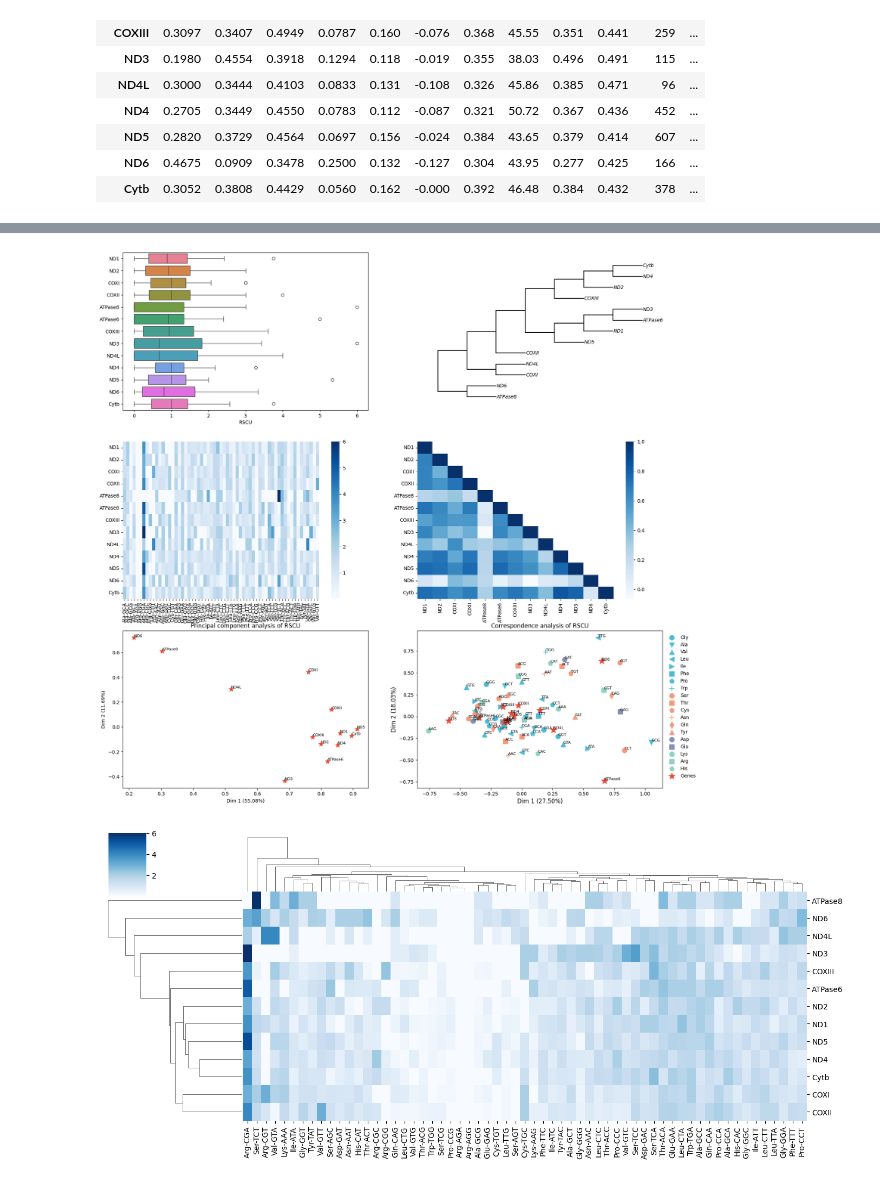
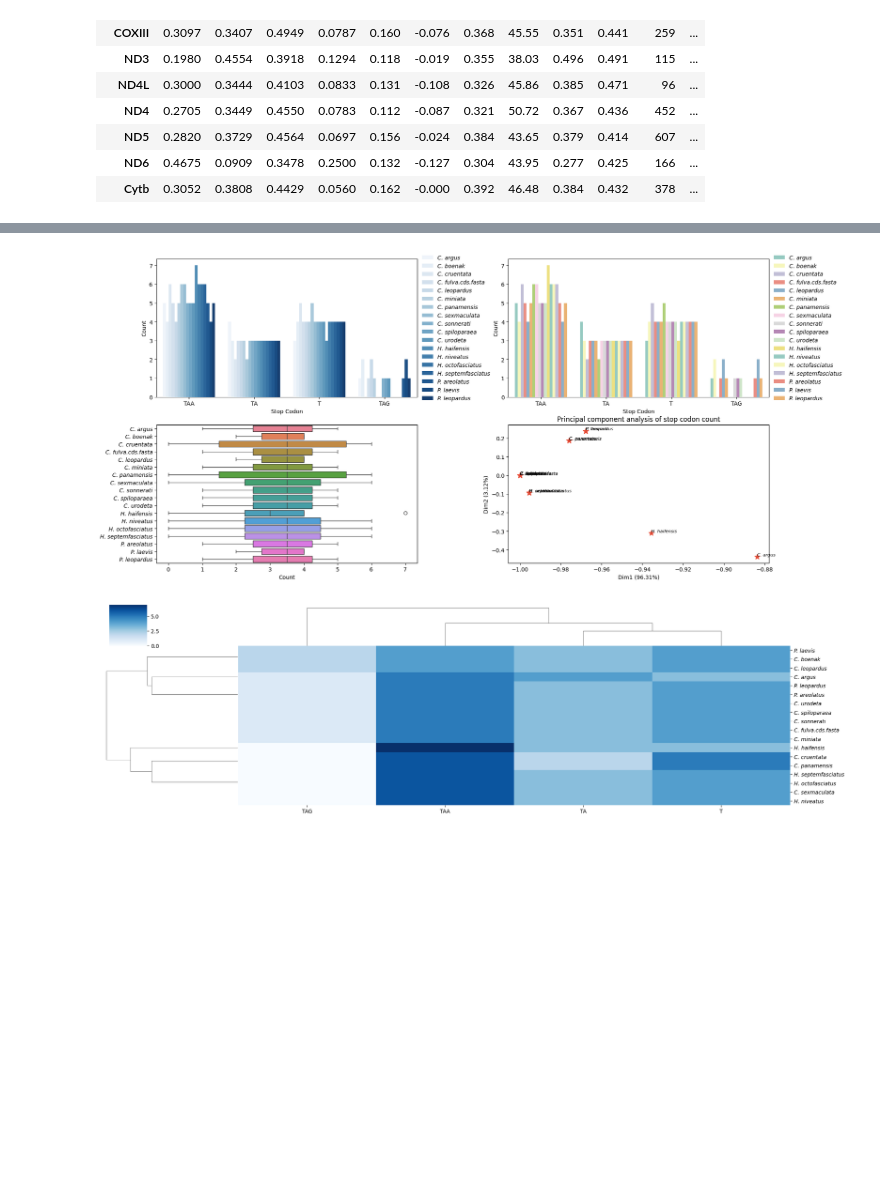
Before and after one commit to thecgs/pyCUBs, a Jupyter notebook: tutorial.ipynb, the cells around one changed output, grey strips where cells are left out. Cells and saved outputs as stored; diff of their text form; code cells hidden in the pictures; blank space fills up the shorter version.

```diff
--- a/tutorial.ipynb
+++ b/tutorial.ipynb
@@ -178,18 +280,16 @@ AA_Composition_Multiple_Species.draw_clustermap()
 # %%
-RSCU_Single_Species = pycubs.RSCU_Single_Species_Analysis(file=data[0][1], genetic_code=4)
+# Example 12: Stop codon analysis of multiple species.
 
-fig, axs = plt.subplots(3,2, figsize=(20,20))
-plt.subplots_adjust(hspace=0.2)
+Stop_Codon = pycubs.Stop_Codon_Analysis(data=data, incomplete_codon=True, genetic_code=4)
 
-RSCU_Single_Species.draw_boxplot(ax=axs[0][0])
-RSCU_Single_Species.draw_tree_plot(ax=axs[0][1])
-#RSCU_Single_Species.draw_boxplot(ax=axs[0][1], dtype="count")
-RSCU_Single_Species.draw_heatmap(ax=axs[1][0])
-RSCU_Single_Species.draw_pearson_heatmap(ax=axs[1][1])
-RSCU_Single_Species.draw_PCA_plot(ax=axs[2][0])
-RSCU_Single_Species.draw_COA_plot(ax=axs[2][1])
+fig, axs = plt.subplots(2,2, figsize=(20,10))
+plt.subplots_adjust(wspace=0.35)
 
-RSCU_Single_Species.draw_clustermap()
+Stop_Codon.draw_barplot(ax=axs[0][0])
+Stop_Codon.draw_barplot(ax=axs[0][1], palette="Set3") # change color
+Stop_Codon.draw_boxplot(ax=axs[1][0])
+Stop_Codon.draw_PCA_plot(ax=axs[1][1])
+Stop_Codon.draw_clustermap(figsize=(20,6))
 # %% [output]
-[figure, old version]
+[figure, new version]
-[figure, old version]
+[figure, new version]
```
Also changed, not shown: parts of 15 cells of this notebook, 56 other files.
